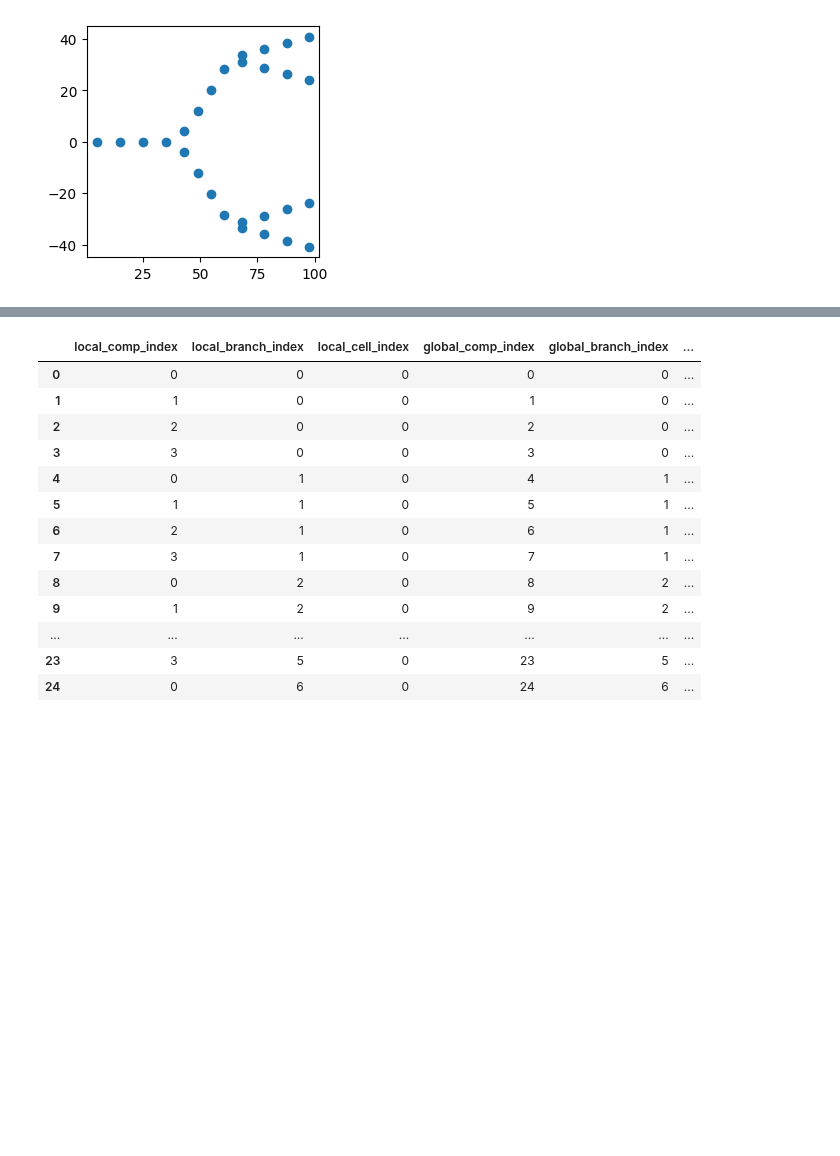
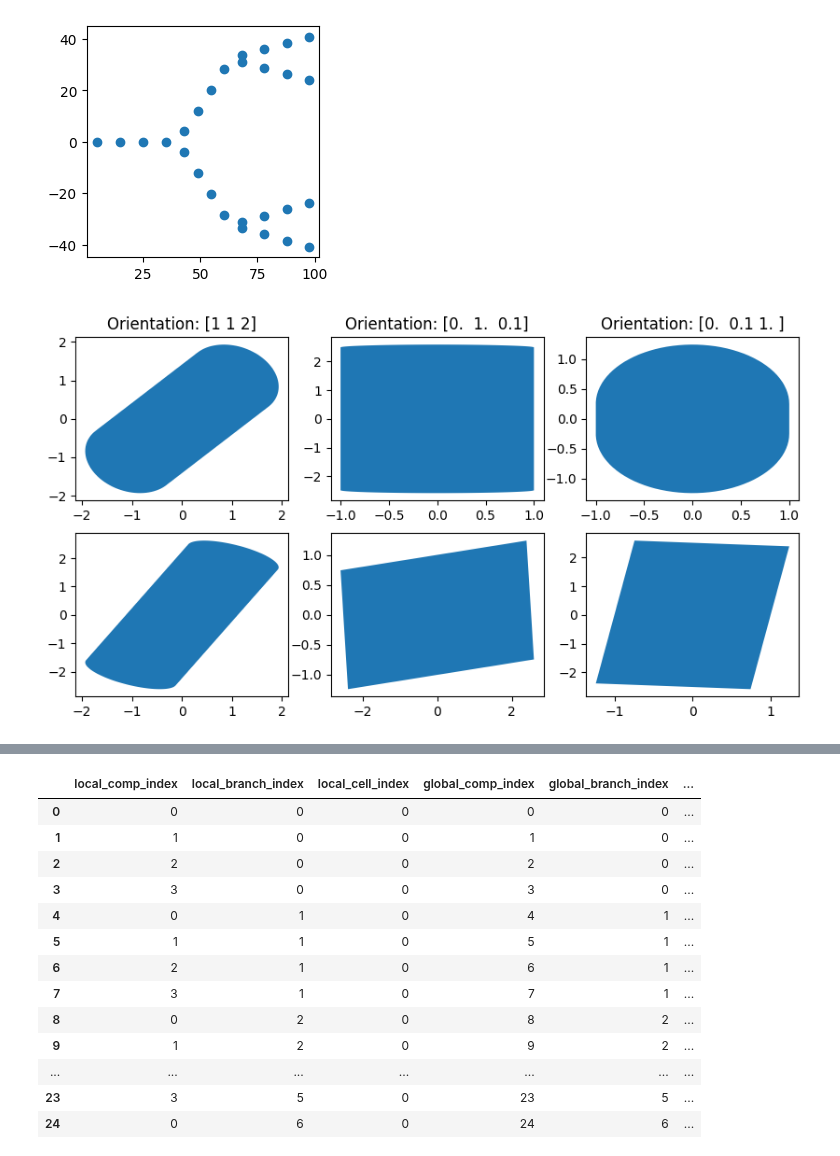
Before and after one commit to jaxleyverse/jaxley, a Jupyter notebook: tutorials/new_view.ipynb, the cells around one changed output, grey strips where cells are left out. Cells and saved outputs as stored; diff of their text form; code cells hidden in the pictures; blank space fills up the shorter version.

```diff
--- a/tutorials/new_view.ipynb
+++ b/tutorials/new_view.ipynb
@@ -575,5 +570,15 @@ def vis(view, ax=None, dims=[0,1]):
                 ax = plot_cylinder_projection(axis, length, radius, center, dims, ax)
     return ax
+# %%
+fig, ax = plt.subplots(2, 3, figsize=(10, 5))
+
+for i, orientation in enumerate([np.array([1,1,2]), np.array([0,1,0.1]), np.array([0,0.1,1])]):
+    plot_cylinder_projection(orientation, 5, 1, np.array([0,0,0]), dims=[0,1], ax=ax[0,i])
+    plot_cylinder_projection(orientation, 5, 1, np.array([0,0,0]), dims=[1,2], ax=ax[1,i])
+    ax[0,i].set_title(f"Orientation: {orientation}")
+plt.show()
+# %% [output]
+[figure, added]
 # %%
 cell = jx.read_swc("data/morph.swc", nseg=4, max_branch_len=1000, assign_groups=True)
 cell.compute_xyz()
```
Also changed, not shown: parts of 4 cells of this notebook.
